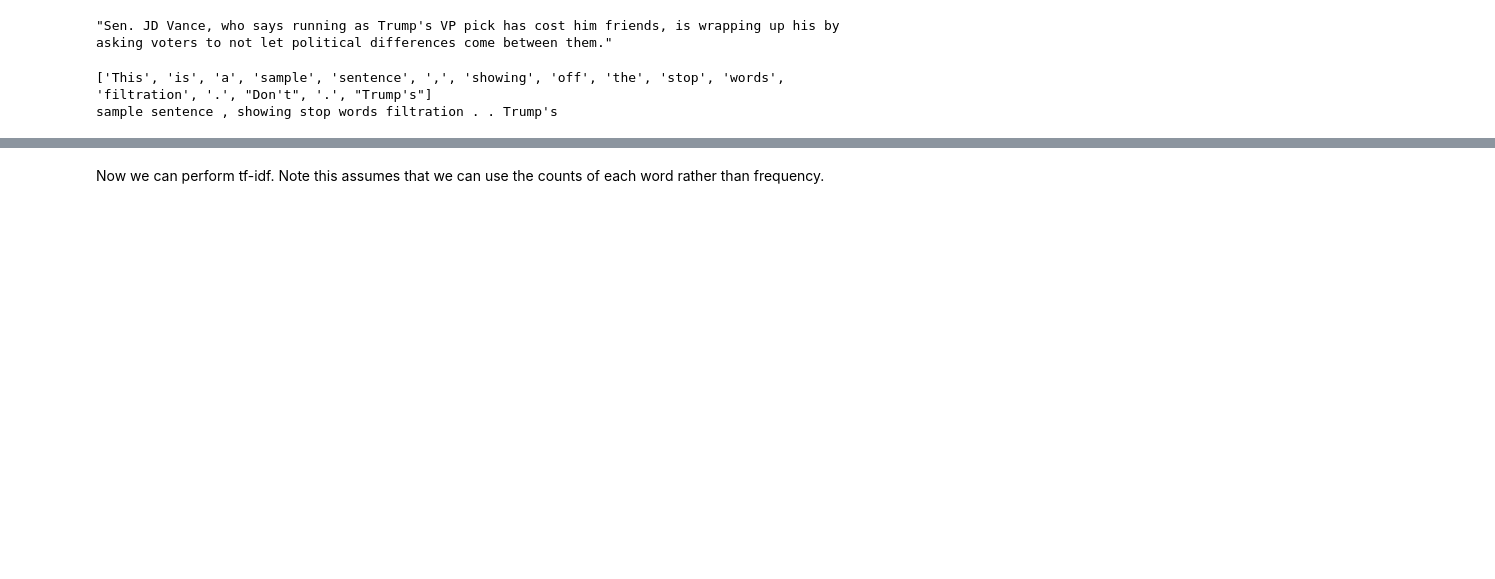
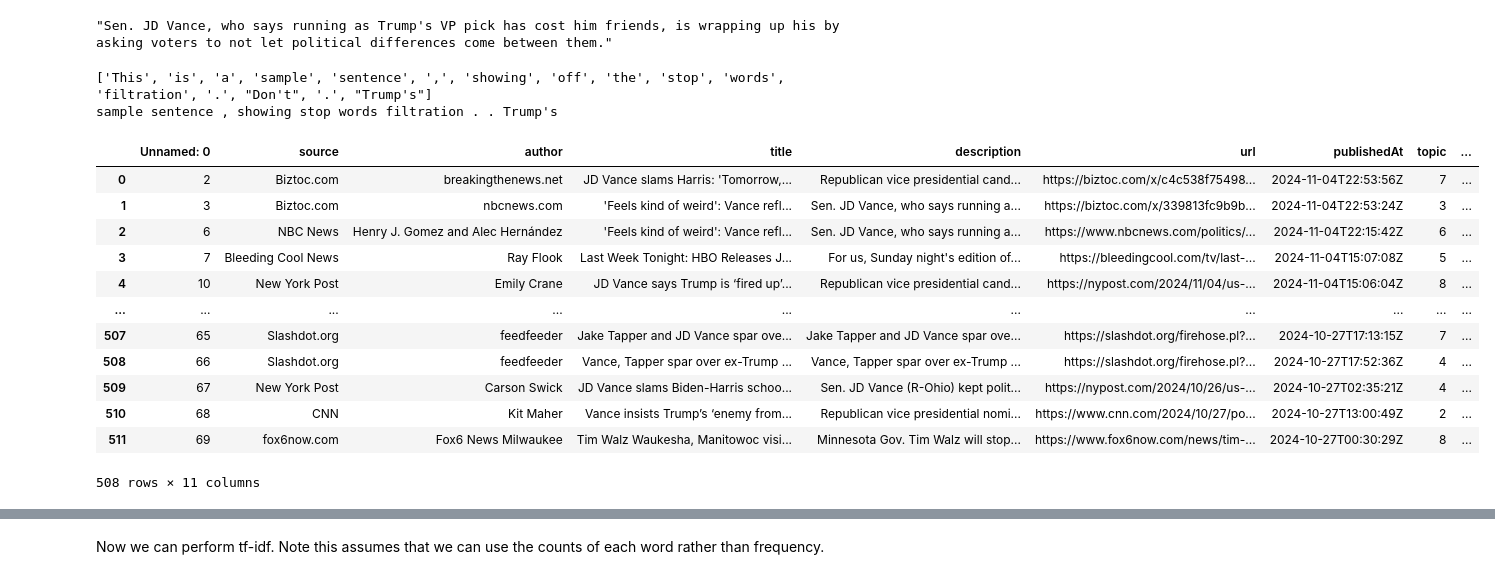
Before and after one commit to jikaelgagnon/comp370-final-project, a Jupyter notebook: scripts/testing.ipynb, the cells around one changed output, grey strips where cells are left out. Drawn from its saved outputs; the diff is of its cells as text; code cells hidden in the pictures; blank space fills up the shorter version.

```diff
--- a/scripts/testing.ipynb
+++ b/scripts/testing.ipynb
@@ -62,5 +68,21 @@ def pre_process_descriptions(df):
 # %%
 pre_process_descriptions(df)
+# %%
+df
+# %% [output]
+|  | Unnamed: 0 | source | author | title | description | url | publishedAt | topic | ... |
+| 0 | 2 | Biztoc.com | breakingthenews.net | JD Vance slams Harris: 'Tomorrow,... | Republican vice presidential cand... | https://biztoc.com/x/c4c538f75498... | 2024-11-04T22:53:56Z | 7 | ... |
+| 1 | 3 | Biztoc.com | nbcnews.com | 'Feels kind of weird': Vance refl... | Sen. JD Vance, who says running a... | https://biztoc.com/x/339813fc9b9b... | 2024-11-04T22:53:24Z | 3 | ... |
+| 2 | 6 | NBC News | Henry J. Gomez and Alec Hernández | 'Feels kind of weird': Vance refl... | Sen. JD Vance, who says running a... | https://www.nbcnews.com/politics/... | 2024-11-04T22:15:42Z | 6 | ... |
+| 3 | 7 | Bleeding Cool News | Ray Flook | Last Week Tonight: HBO Releases J... | For us, Sunday night's edition of... | https://bleedingcool.com/tv/last-... | 2024-11-04T15:07:08Z | 5 | ... |
+| 4 | 10 | New York Post | Emily Crane | JD Vance says Trump is ‘fired up’... | Republican vice presidential cand... | https://nypost.com/2024/11/04/us-... | 2024-11-04T15:06:04Z | 8 | ... |
+| ... | ... | ... | ... | ... | ... | ... | ... | ... | ... |
+| 507 | 65 | Slashdot.org | feedfeeder | Jake Tapper and JD Vance spar ove... | Jake Tapper and JD Vance spar ove... | https://slashdot.org/firehose.pl?... | 2024-10-27T17:13:15Z | 7 | ... |
+| 508 | 66 | Slashdot.org | feedfeeder | Vance, Tapper spar over ex-Trump ... | Vance, Tapper spar over ex-Trump ... | https://slashdot.org/firehose.pl?... | 2024-10-27T17:52:36Z | 4 | ... |
+| 509 | 67 | New York Post | Carson Swick | JD Vance slams Biden-Harris schoo... | Sen. JD Vance (R-Ohio) kept polit... | https://nypost.com/2024/10/26/us-... | 2024-10-27T02:35:21Z | 4 | ... |
+| 510 | 68 | CNN | Kit Maher | Vance insists Trump’s ‘enemy from... | Republican vice presidential nomi... | https://www.cnn.com/2024/10/27/po... | 2024-10-27T13:00:49Z | 2 | ... |
+| 511 | 69 | fox6now.com | Fox6 News Milwaukee | Tim Walz Waukesha, Manitowoc visi... | Minnesota Gov. Tim Walz will stop... | https://www.fox6now.com/news/tim-... | 2024-10-27T00:30:29Z | 8 | ... |
+508 rows × 11 columns
 # %%
 def get_corpus_by_category(df):
   corpus_dict = dict()
```
Also changed, not shown: parts of 9 cells of this notebook.
